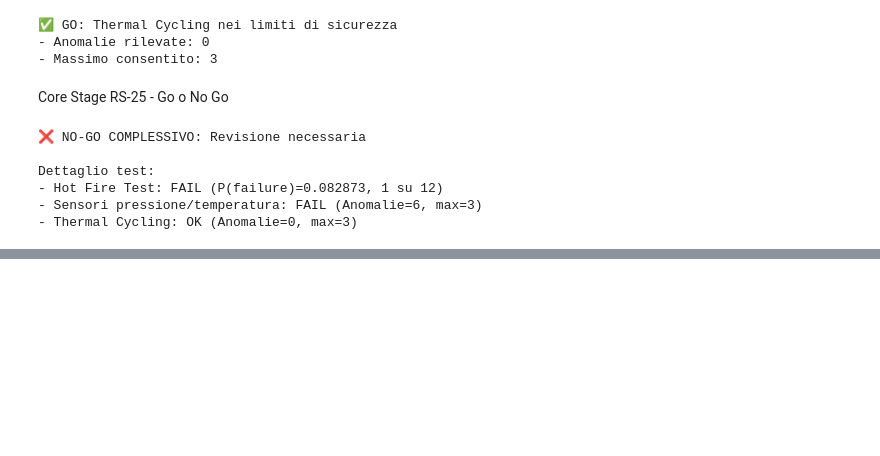
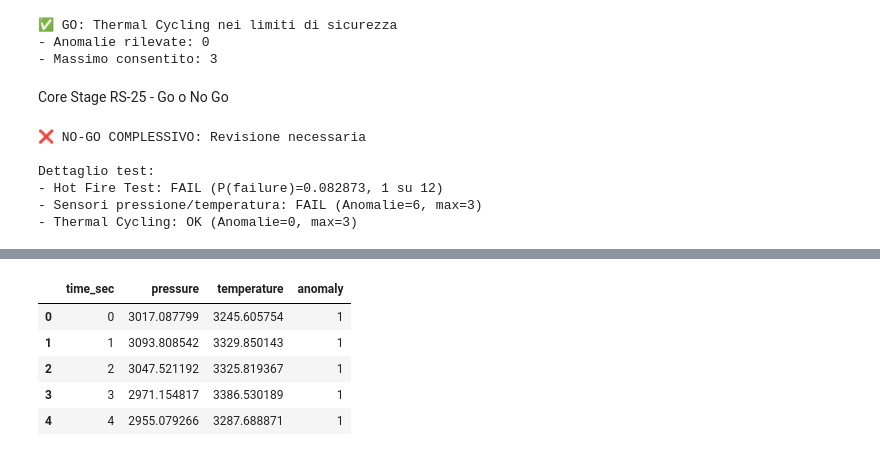
Before and after one commit to MrckHckr/artemis2-go-tests, a Jupyter notebook: notebooks/01_sls_propulsion.ipynb, the cells around one changed output, grey strips where cells are left out. Drawn from its saved outputs; the diff is of its cells as text; code cells hidden in the pictures; blank space fills up the shorter version.

```diff
--- a/notebooks/01_sls_propulsion.ipynb
+++ b/notebooks/01_sls_propulsion.ipynb
@@ -338,0 +395,22 @@ Dettaglio test:
+# %%
+# Anomaly Detection su Pressione e Temperatura
+# Simulazione dati sensori
+# Simulazione segnale pressione e temperatura (es. sensori RS-25)
+time = np.arange(0, 520)
+
+pressure = np.random.normal(3000, 50, size=len(time))
+temperature = np.random.normal(3300, 40, size=len(time))
+
+# Introduciamo anomalie simulate
+pressure[120] += 300   # picco anomalo
+temperature[350] += 250
+pressure[480] -= 400
+
+# Creiamo DataFrame
+df_sensors = pd.DataFrame({
+    "time_sec": time,
+    "pressure": pressure,
+    "temperature": temperature
+})
+
+df_sensors.head()
@@ -338,0 +424,19 @@ Dettaglio test:
+# %%
+# Anomaly Detection con Isolation Forest
+# Standardizzazione dei dati
+scaler = StandardScaler()
+X_scaled = scaler.fit_transform(df_sensors[["pressure", "temperature"]])
+
+# Isolation Forest
+model = IsolationForest(contamination=0.01, random_state=42)
+df_sensors["anomaly"] = model.fit_predict(X_scaled)
+
+# -1 = anomalia, 1 = normale
+df_sensors.head()
+# %% [output]
+|  | time_sec | pressure | temperature | anomaly |
+| 0 | 0 | 3017.087799 | 3245.605754 | 1 |
+| 1 | 1 | 3093.808542 | 3329.850143 | 1 |
+| 2 | 2 | 3047.521192 | 3325.819367 | 1 |
+| 3 | 3 | 2971.154817 | 3386.530189 | 1 |
+| 4 | 4 | 2955.079266 | 3287.688871 | 1 |
```
Also changed, not shown: parts of 7 cells of this notebook.
